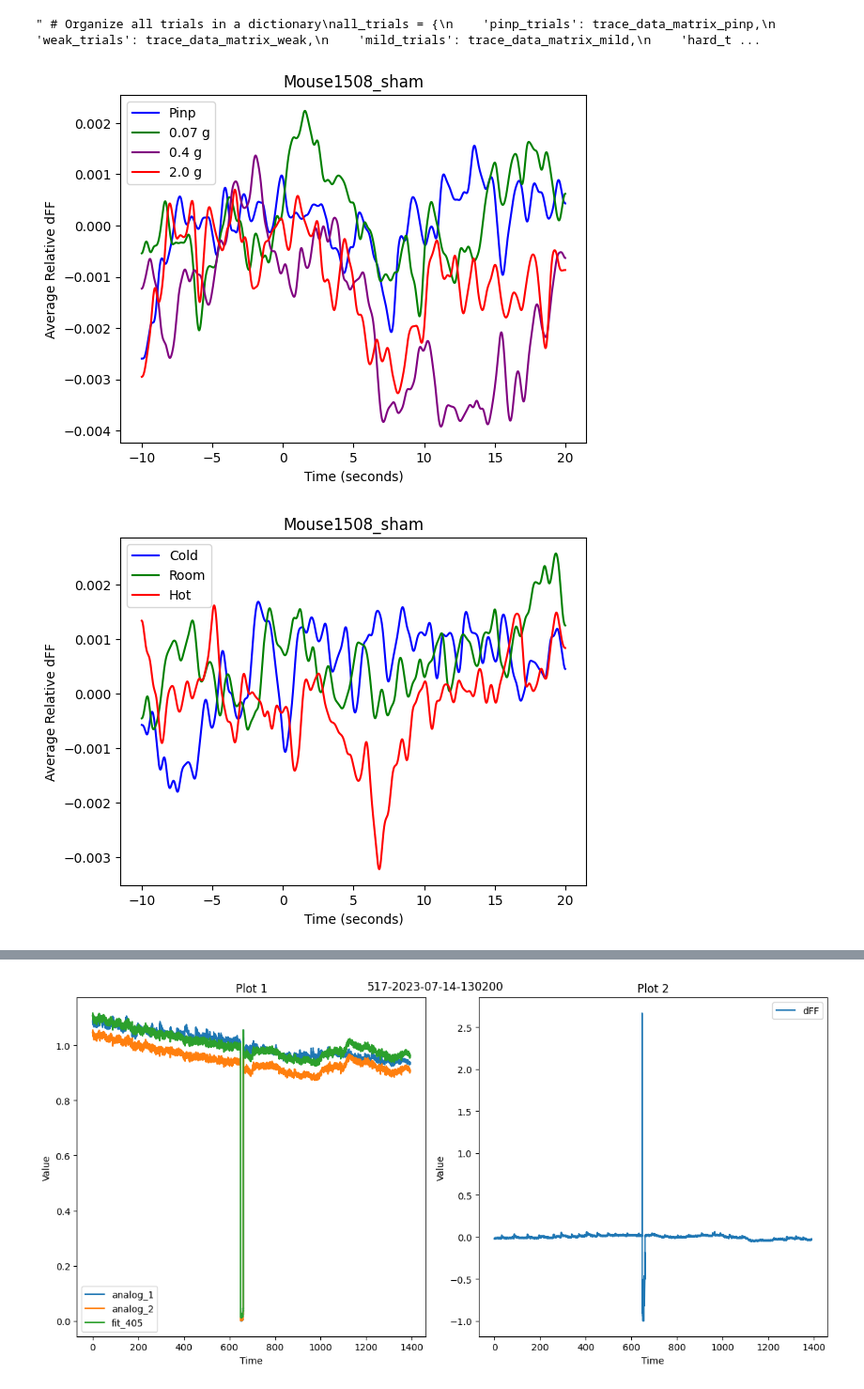
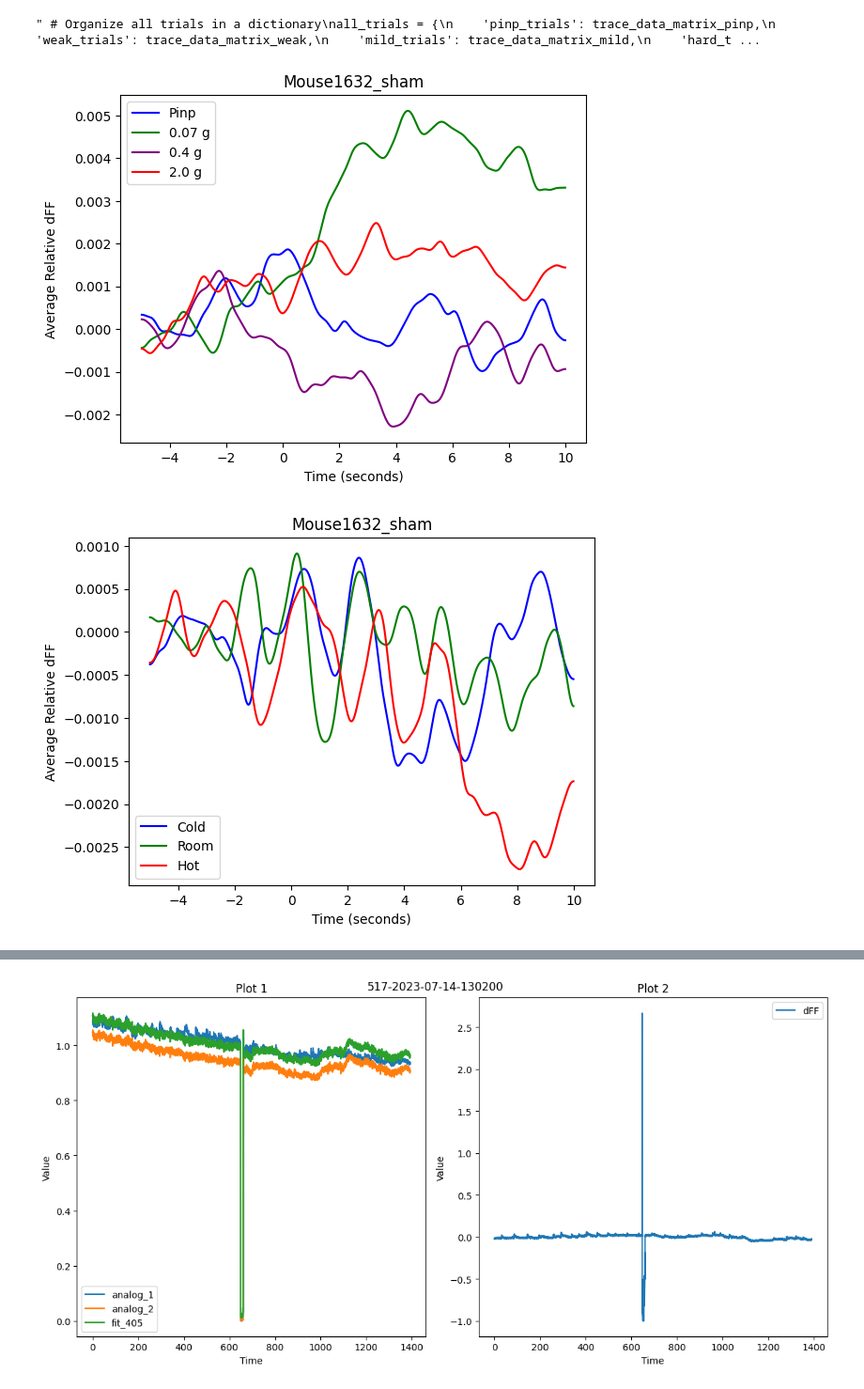
Before and after one commit to junhuang7/nevian_lab, a Jupyter notebook: sensory_stim_analysis/sens_FP_analysis-single.ipynb, the cells around one changed output, grey strips where cells are left out. Shown at 94% size. Saved outputs shown, nothing was run; the diff lists cells and outputs as text; code cells hidden in the pictures.

```diff
--- a/sensory_stim_analysis/sens_FP_analysis-single.ipynb
+++ b/sensory_stim_analysis/sens_FP_analysis-single.ipynb
@@ -103,7 +103,7 @@ sampling_rate = 130
 #ppd_file_path = r'H:\Jun\sensory_stim\grab5ht\sham\1631_sham-2025-01-21-150804.ppd'
 #ppd_file_path = r'H:\Jun\sensory_stim\grab5ht\sham\1632_sham-2025-01-21-161846.ppd'
 
-ppd_file_path = r'H:\Jun\sensory_stim\grab5ht_high\1501_sni-2025-04-08-164833.ppd'
+#ppd_file_path = r'H:\Jun\sensory_stim\grab5ht_high\1501_sni-2025-04-08-164833.ppd'
 #ppd_file_path = r'H:\Jun\sensory_stim\grab5ht_high\1502_sni-2025-04-09-092223.ppd'
 #ppd_file_path = r'H:\Jun\sensory_stim\grab5ht_high\1503_sni-2025-04-10-174046.ppd'
 #ppd_file_path = r'H:\Jun\sensory_stim\grab5ht_high\1504_sni-2025-04-12-151252.ppd'
@@ -114,7 +114,7 @@ ppd_file_path = r'H:\Jun\sensory_stim\grab5ht_high\1501_sni-2025-04-08-164833.pp
 #ppd_file_path = r'H:\Jun\sensory_stim\grab5ht_high\1629_sni-2025-04-03-151401.ppd'
 #ppd_file_path = r'H:\Jun\sensory_stim\grab5ht_high\1630_sni-2025-04-03-163943.ppd'
 #ppd_file_path = r'H:\Jun\sensory_stim\grab5ht_high\1631_sham-2025-04-16-020512.ppd'
-#ppd_file_path = r'H:\Jun\sensory_stim\grab5ht_high\1632_sham-2025-04-16-215914.ppd'
+ppd_file_path = r'H:\Jun\sensory_stim\grab5ht_high\1632_sham-2025-04-16-215914.ppd'
 
 # Extract the filename without the extension
 filename = os.path.splitext(os.path.basename(ppd_file_path))[0]
@@ -471,7 +471,7 @@ trace_duration = 5  # 5 seconds before and 30 seconds after each data index
 trace_duration_points = trace_duration * sampling_rate
 
 # Function to analyze and plot data for different index sets
-def analyze_and_plot(indexes, dFF, sampling_rate, pre_start=10, post_start=20):
+def analyze_and_plot(indexes, dFF, sampling_rate, pre_start=5, post_start=10):
     trace_data_matrix = []
 
     for index in indexes:
@@ -570,22 +570,22 @@ np.save(save_file_path, all_trials) """
 # %% [output]
 " # Organize all trials in a dictionary\nall_trials = {\n    'pinp_trials': trace_data_matrix_pinp,\n    'weak_trials': trace_data_matrix_weak,\n    'mild_trials': trace_data_matrix_mild,\n    'hard_t ...
 # %%
-pre_start=10
-post_start=20
+pre_start=5
+post_start=10
 # Calculate the average trace for water and TMT
 
 plt.plot(np.arange(-pre_start, post_start, 1/sampling_rate), average_trace_pinp, label='Pinp', color='blue')
 plt.plot(np.arange(-pre_start, post_start, 1/sampling_rate), average_trace_weak, label='0.07 g', color='green')
 plt.plot(np.arange(-pre_start, post_start, 1/sampling_rate), average_trace_mild, label='0.4 g', color='purple')
 plt.plot(np.arange(-pre_start, post_start, 1/sampling_rate), average_trace_hard, label='2.0 g', color='red')
 plt.xlabel('Time (seconds)')
 plt.ylabel('Average Relative dFF')
 plt.title('Mouse' + mouse_name)
 plt.legend()
 plt.savefig(r'C:\files\data\sensory_stim\\' + mouse_name + '_tactile.png')
 plt.show()
 # %% [output]
-[figure, old version]
+[figure, new version]
 # %%
 plt.plot(np.arange(-pre_start, post_start, 1/sampling_rate), average_trace_cold, label='Cold', color='blue')
 plt.plot(np.arange(-pre_start, post_start, 1/sampling_rate), average_trace_room, label='Room', color='green')
@@ -599,7 +599,7 @@ plt.legend()
 plt.savefig(r'C:\files\data\sensory_stim\\' + mouse_name + '_thermal.png')
 plt.show()
 # %% [output]
-[figure, old version]
+[figure, new version]
 # %%
 # Find global minimum and maximum values across all datasets for consistent color scaling
 min_val = min(np.min(trace_data_matrix_pinp), np.min(trace_data_matrix_weak),
```
Also changed, not shown: parts of 5 cells of this notebook.
